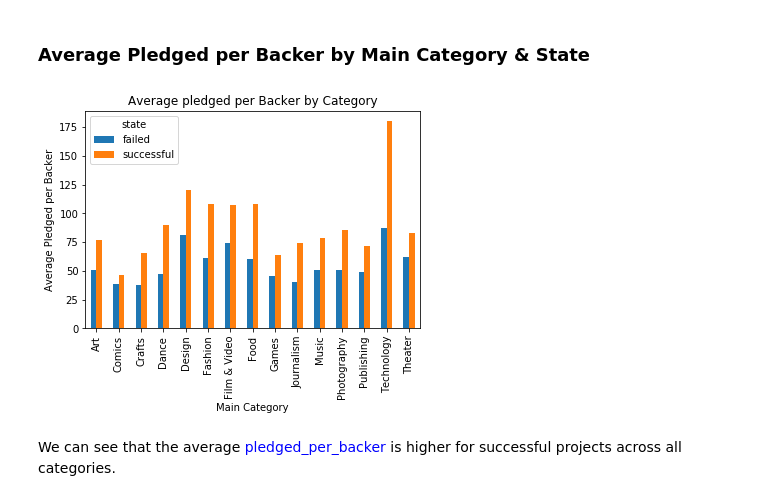
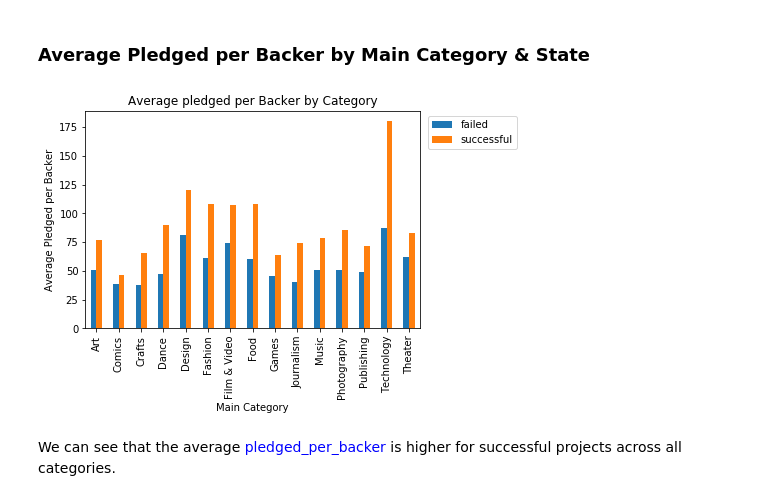
Before and after one commit to qjyap/STAT131-HALLO, a Jupyter notebook: Stats 131 Final Report-Copy1.ipynb, the cells around one changed output. Cells and saved outputs as stored; diff of their text form; code cells hidden in the pictures.

```diff
--- a/Stats 131 Final Report-Copy1.ipynb
+++ b/Stats 131 Final Report-Copy1.ipynb
@@ -517,12 +581,13 @@ We can see that successful projects tend to have lower median of <font color = '
 # %%
 A = kickstarter_cleaned.groupby(['main_category','state']).pledged_per_backer.mean().unstack()
 A.plot(kind="bar")
 plt.title("Average pledged per Backer by Category")
 plt.ylabel("Average Pledged per Backer")
 plt.xlabel("Main Category")
+plt.legend(bbox_to_anchor=(1.01, 1), loc='upper left', ncol=1)
 plt.show()
 # %% [output]
-[figure, old version]
+[figure, new version]
 # %% [markdown]
 We can see that the average <font color = 'blue'>pledged_per_backer</font> is higher for successful projects across all categories.
 # %% [markdown]
```
Also changed, not shown: parts of 18 cells of this notebook.
